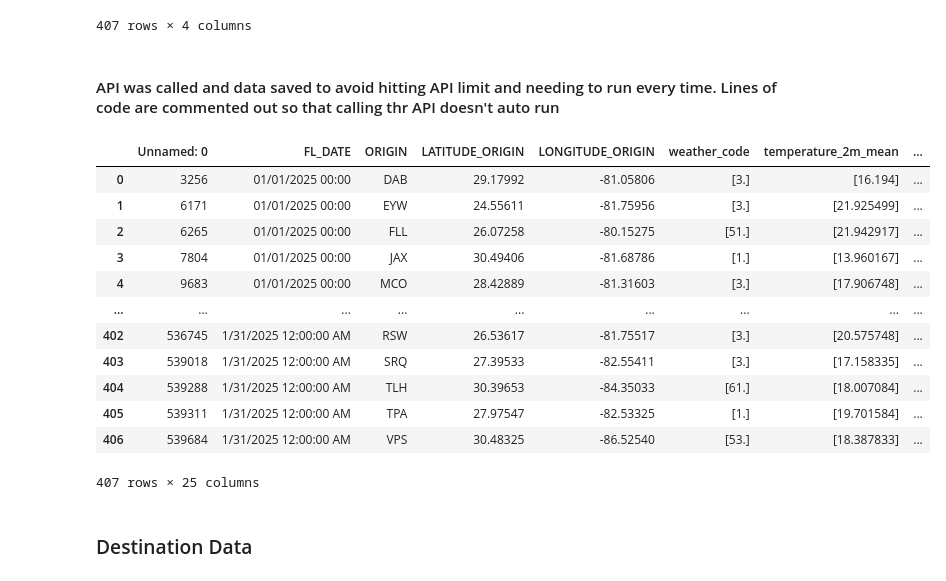
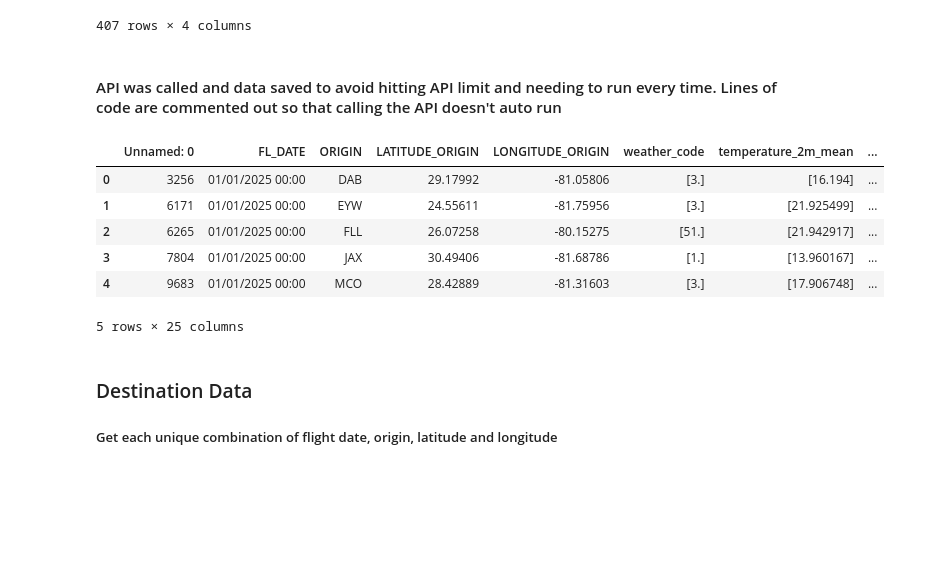
Before and after one commit to Lanthanum89/Data-Science-Group-Project-Weather-Delays, a Jupyter notebook: Data Project Notebook.ipynb, the cells around one changed output. Drawn from its saved outputs; the diff is of its cells as text; code cells hidden in the pictures; blank space fills up the shorter version.

```diff
--- a/Data Project Notebook.ipynb
+++ b/Data Project Notebook.ipynb
@@ -328,7 +375,7 @@ grouped_date_origin
 | 539684 | 1/31/2025 12:00:00 AM | VPS | 30.48325 | -86.52540 |
 407 rows × 4 columns
 # %% [markdown]
-#### API was called and data saved to avoid hitting API limit and needing to run every time. Lines of code are commented out so that calling thr API doesn't auto run
+#### API was called and data saved to avoid hitting API limit and needing to run every time. Lines of code are commented out so that calling the API doesn't auto run
 # %%
 # grouped_date_origin = grouped_date_origin.apply(get_weather_info, axis=1, args=('LATITUDE_ORIGIN', 'LONGITUDE_ORIGIN', 'FL_DATE'))
 # %%
@@ -336,23 +383,18 @@ grouped_date_origin
 # %%
 grouped_date_origin = pd.read_csv('Data/grouped_date_origin_weather_florida.csv')
 # %%
-grouped_date_origin
+grouped_date_origin.head()
 # %% [output]
 |  | Unnamed: 0 | FL_DATE | ORIGIN | LATITUDE_ORIGIN | LONGITUDE_ORIGIN | weather_code | temperature_2m_mean | ... |
 | 0 | 3256 | 01/01/2025 00:00 | DAB | 29.17992 | -81.05806 | [3.] | [16.194] | ... |
 | 1 | 6171 | 01/01/2025 00:00 | EYW | 24.55611 | -81.75956 | [3.] | [21.925499] | ... |
 | 2 | 6265 | 01/01/2025 00:00 | FLL | 26.07258 | -80.15275 | [51.] | [21.942917] | ... |
 | 3 | 7804 | 01/01/2025 00:00 | JAX | 30.49406 | -81.68786 | [1.] | [13.960167] | ... |
 | 4 | 9683 | 01/01/2025 00:00 | MCO | 28.42889 | -81.31603 | [3.] | [17.906748] | ... |
-| ... | ... | ... | ... | ... | ... | ... | ... | ... |
-| 402 | 536745 | 1/31/2025 12:00:00 AM | RSW | 26.53617 | -81.75517 | [3.] | [20.575748] | ... |
-| 403 | 539018 | 1/31/2025 12:00:00 AM | SRQ | 27.39533 | -82.55411 | [3.] | [17.158335] | ... |
-| 404 | 539288 | 1/31/2025 12:00:00 AM | TLH | 30.39653 | -84.35033 | [61.] | [18.007084] | ... |
-| 405 | 539311 | 1/31/2025 12:00:00 AM | TPA | 27.97547 | -82.53325 | [1.] | [19.701584] | ... |
-| 406 | 539684 | 1/31/2025 12:00:00 AM | VPS | 30.48325 | -86.52540 | [53.] | [18.387833] | ... |
-407 rows × 25 columns
+5 rows × 25 columns
-# %% [markdown]
-### Destination Data
+# %% [markdown]
+### Destination Data
+##### Get each unique combination of flight date, origin, latitude and longitude
 # %%
 grouped_date_destination = overall_df_merged_delayed[['FL_DATE', 'DEST', 'LATITUDE_DEST', 'LONGITUDE_DEST']].drop_duplicates()
 # %%
```
Also changed, not shown: parts of 96 cells of this notebook.
